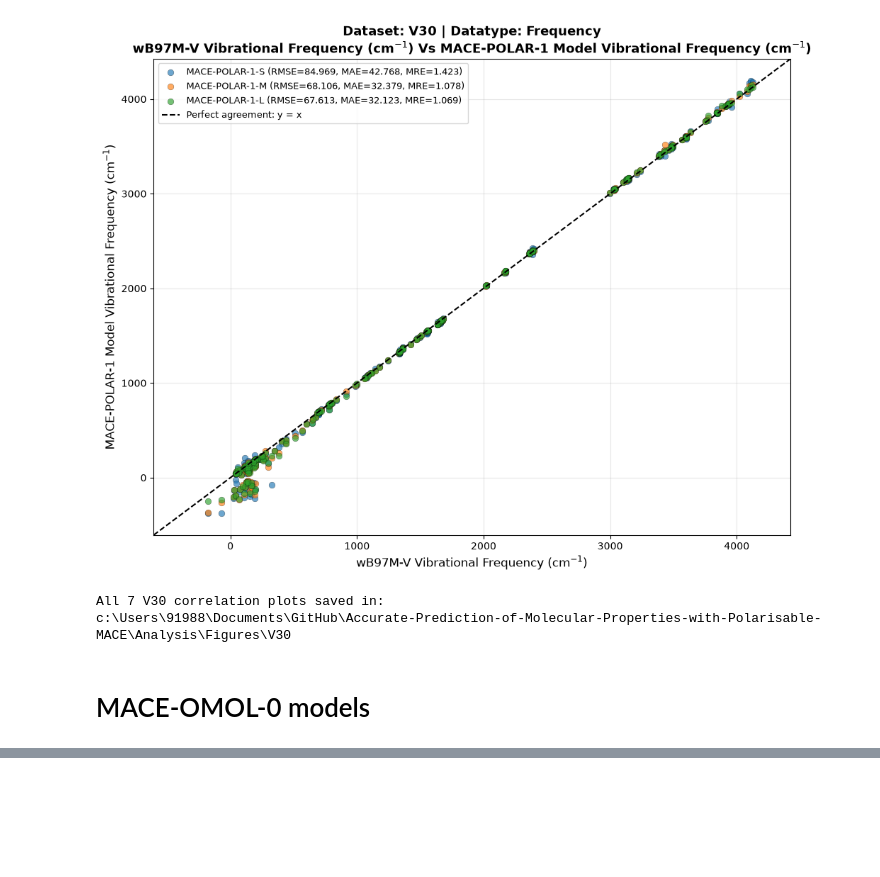
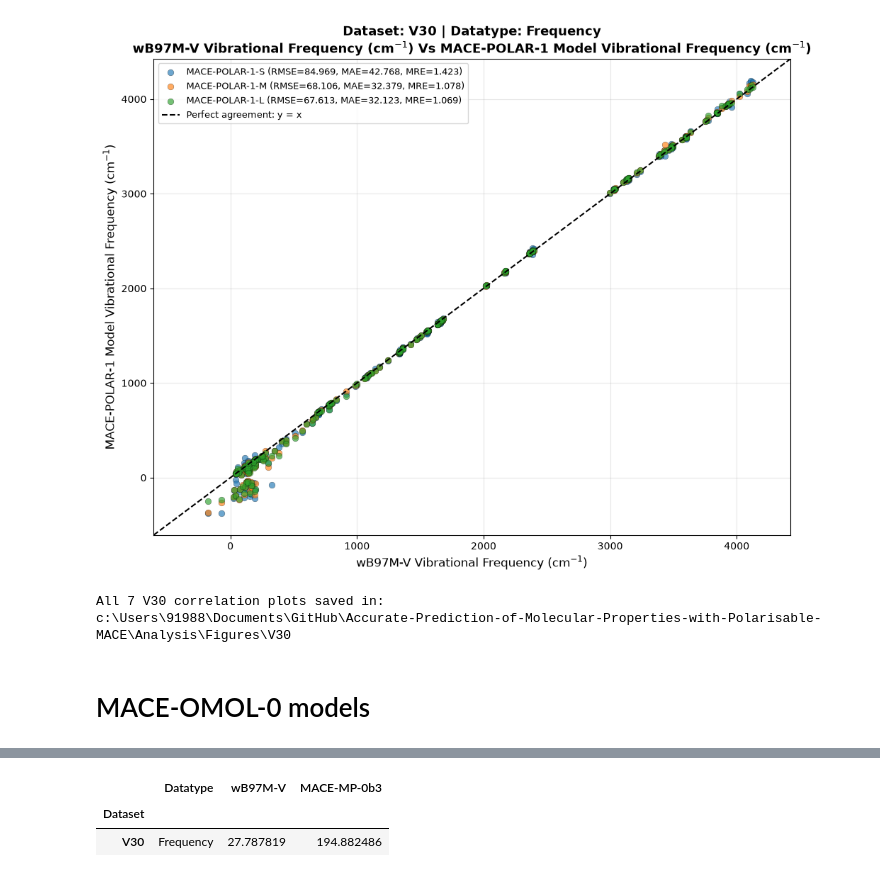
Before and after one commit to ar19schem-del/Accurate-Prediction-of-Molecular-Properties-with-Polarisable-MACE, a Jupyter notebook: Analysis/Frequency Datatype_MACE POLAR_Calculations.ipynb, the cells around one changed output, grey strips where cells are left out. Drawn from its saved outputs; the diff is of its cells as text; code cells hidden in the pictures; blank space fills up the shorter version.

```diff
--- a/Analysis/Frequency Datatype_MACE POLAR_Calculations.ipynb
+++ b/Analysis/Frequency Datatype_MACE POLAR_Calculations.ipynb
@@ -2537,0 +2563,76 @@ plot(
+# %%
+# CELL 1 — V30 / Frequency calculations with MACE-MP-0b3
+
+from pathlib import Path
+import torch, numpy as np, pandas as pd
+from ase.io import read
+from tqdm.auto import tqdm
+from mace.calculators import mace_mp
+
+DATASET, DATATYPE, MODEL = "V30", "Frequency", "MACE-MP-0b3"
+DEVICE, EV2KCAL = ("cuda" if torch.cuda.is_available() else "cpu"), 23.06054783
+
+ROOT = Path.cwd().parent if Path.cwd().name == "Analysis" else Path.cwd()
+A, I, X = ROOT/"Analysis", ROOT/"Info", ROOT/"xyz_files"
+
+ev = pd.read_csv(I/"DatasetEval.csv", index_col=0)
+ev = ev[ev["Dataset"].eq(DATASET)]
+
+base_re = pd.read_csv(A/"Reaction_Energies.csv", index_col=0).loc[ev.index]
+base_val = pd.read_csv(A/"Results_values.csv", index_col=0).loc[ev.index]
+results_df = base_val[["Dataset", "Reference", "wB97M-V", "revDSD-PBEP86-D4"]].copy()
+
+def stoich(s):
+    p = [x.strip() for x in str(s).split(",")]
+    return [(float(p[i]), p[i+1]) for i in range(0, len(p), 2)]
+
+mols = sorted({m for s in ev["Stoichiometry"] for _, m in stoich(s)})
+print(f"{DATASET}: {len(ev)} frequencies | {len(mols)} structures | {DEVICE}")
+
+# Molecular energies
+calc = mace_mp(model="medium-0b3", device=DEVICE, default_dtype="float64")
+E = {}
+for m in tqdm(mols, desc=MODEL):
+    atoms = read(X/f"{m}.xyz")
+    atoms.calc = calc
+    E[m] = float(atoms.get_potential_energy())
+
+pd.DataFrame({MODEL: E}).to_csv(A/"Molecule_Energies_MACE_MP_0b3_V30_FLOAT64.csv")
+
+# Finite-difference energy: E(+) + E(-) - 2E(0)
+k = np.array([
+    sum(c*E[m] for c, m in stoich(s))*EV2KCAL
+    for s in ev["Stoichiometry"]
+])
+
+reaction_df = base_re[["Dataset", "Reference", "wB97M-V", "revDSD-PBEP86-D4"]].copy()
+reaction_df[MODEL] = k
+reaction_df.to_csv(A/"Reaction_Energies_with_MACE_MP_0b3_V30.csv")
+
+# Convert finite-difference curvature -> signed vibrational frequency (cm^-1)
+scale = results_df["Reference"].abs() / np.sqrt(base_re["Reference"].abs())
+results_df[MODEL] = np.sign(k) * scale * np.sqrt(np.abs(k))
+results_df.to_csv(A/"Results_values_with_MACE_MP_0b3_V30.csv")
+
+# Per-dataset MAE, RMSE, MRE — same wide format as previous MACE-POLAR files
+cols = ["wB97M-V", MODEL]
+err = results_df[cols].sub(results_df["Reference"], axis=0)
+STD = float(pd.read_csv(I/"Standard_errors.csv", index_col=0).loc[DATASET, "Metric"])
+
+mae  = pd.DataFrame([err.abs().mean()], index=[DATASET])
+rmse = pd.DataFrame([np.sqrt((err**2).mean())], index=[DATASET])
+mre  = mae / STD
+
+for df, name in [
+    (mae,  "Errors_per_set_MAE"),
+    (rmse, "Errors_per_set_RMSE"),
+    (mre,  "Relative_metric_per_set")
+]:
+    df.insert(0, "Datatype", DATATYPE)
+    df.index.name = "Dataset"
+    df.to_csv(A/f"{name}_MACE_MP_0b3_Datatype_Frequency.csv")
+
+display(mae)
+display(rmse)
+display(mre)
+# %% [output]
@@ -2537,0 +2642,3 @@ plot(
+|  | Datatype | wB97M-V | MACE-MP-0b3 |
+| Dataset |  |  |  |
+| V30 | Frequency | 27.787819 | 194.882486 |
```
Also changed, not shown: parts of 6 cells of this notebook, 19 other files.
